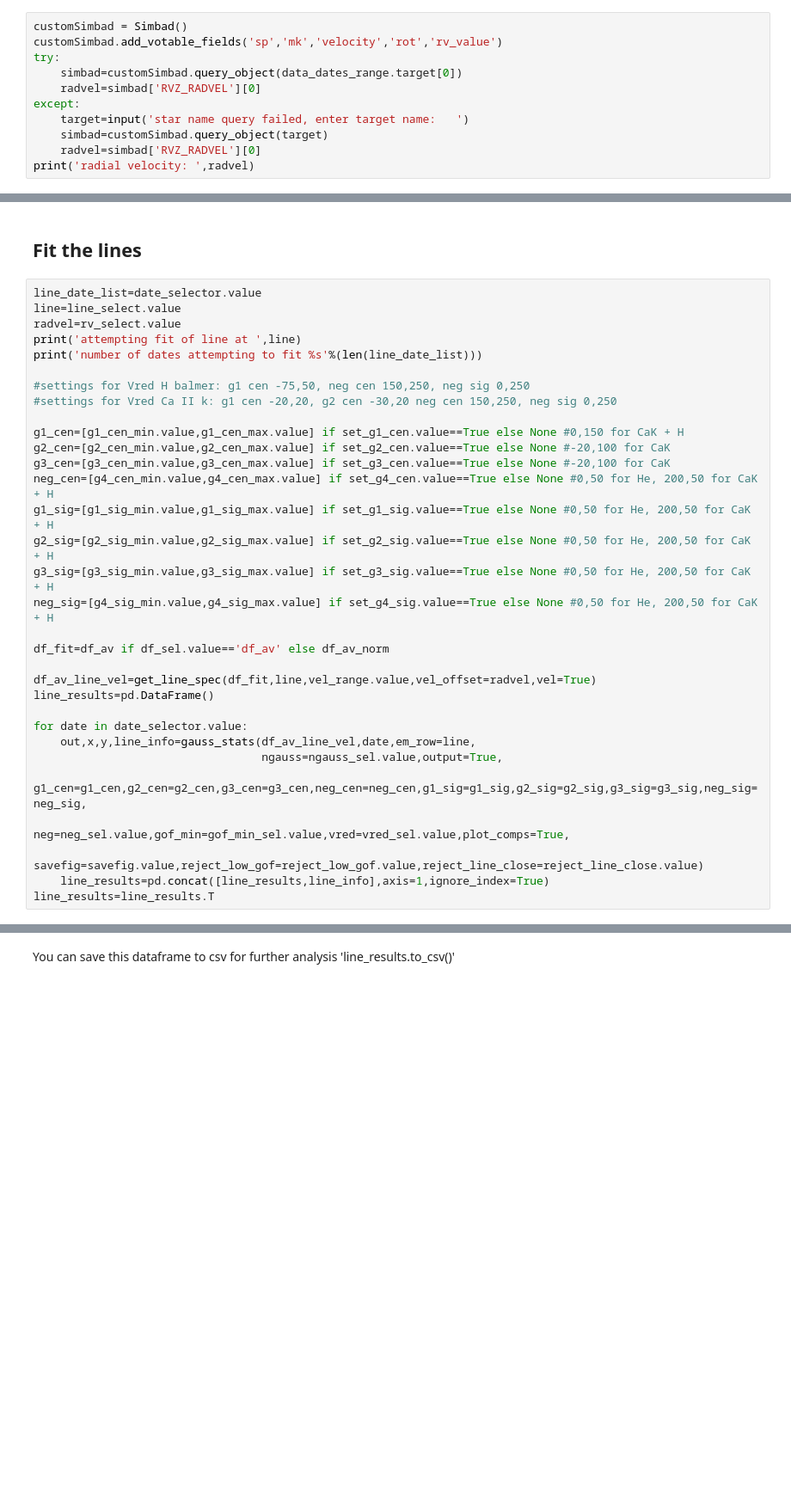
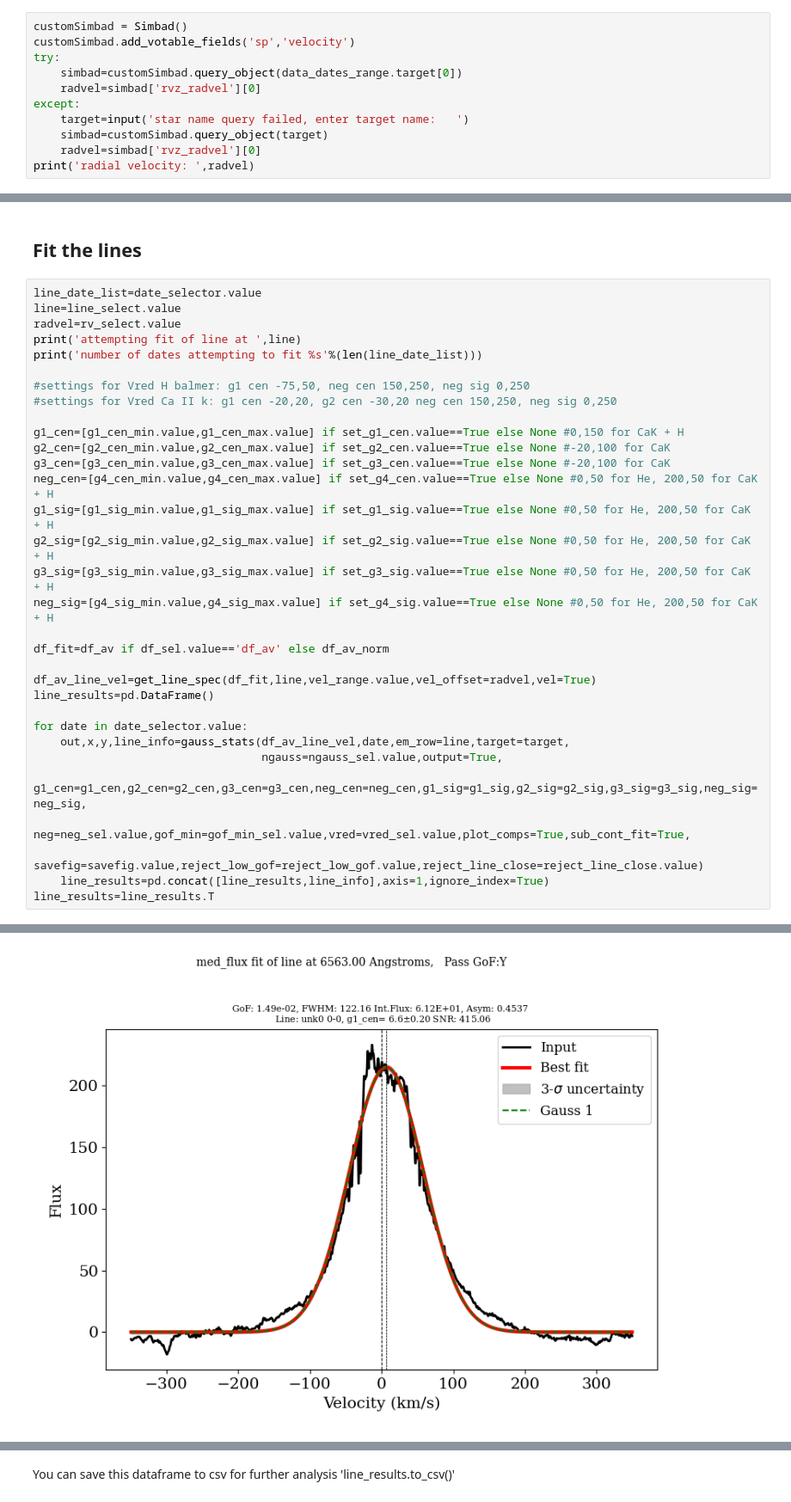
Before and after one commit to justyncw/STAR_MELT, a Jupyter notebook: notebooks/SM_fit_gauss.ipynb, the cells around one changed output, grey strips where cells are left out. Shown: that part at 86% size. Saved outputs shown, nothing was run; the diff lists cells and outputs as text; blank space fills up the shorter version.

```diff
--- a/notebooks/SM_fit_gauss.ipynb
+++ b/notebooks/SM_fit_gauss.ipynb
@@ -133,12 +147,12 @@ df_av_norm=get_av_spec(data_dates_range,w0,norm=True,output=True,plot_av=False)#
 #### Optional: query simbad for RV of star
 # %%
 customSimbad = Simbad()
-customSimbad.add_votable_fields('sp','mk','velocity','rot','rv_value')
+customSimbad.add_votable_fields('sp','velocity')
 try:
     simbad=customSimbad.query_object(data_dates_range.target[0])
-    radvel=simbad['RVZ_RADVEL'][0]
+    radvel=simbad['rvz_radvel'][0]
 except:
     target=input('star name query failed, enter target name:   ')
     simbad=customSimbad.query_object(target)
-    radvel=simbad['RVZ_RADVEL'][0]
+    radvel=simbad['rvz_radvel'][0]
 print('radial velocity: ',radvel)
@@ -244,10 +276,11 @@ df_av_line_vel=get_line_spec(df_fit,line,vel_range.value,vel_offset=radvel,vel=T
 line_results=pd.DataFrame()
 
 for date in date_selector.value:
-    out,x,y,line_info=gauss_stats(df_av_line_vel,date,em_row=line,
+    out,x,y,line_info=gauss_stats(df_av_line_vel,date,em_row=line,target=target,
                                   ngauss=ngauss_sel.value,output=True,
                                 g1_cen=g1_cen,g2_cen=g2_cen,g3_cen=g3_cen,neg_cen=neg_cen,g1_sig=g1_sig,g2_sig=g2_sig,g3_sig=g3_sig,neg_sig=neg_sig,
-                                neg=neg_sel.value,gof_min=gof_min_sel.value,vred=vred_sel.value,plot_comps=True,
+                                neg=neg_sel.value,gof_min=gof_min_sel.value,vred=vred_sel.value,plot_comps=True,sub_cont_fit=True,
                                 savefig=savefig.value,reject_low_gof=reject_low_gof.value,reject_line_close=reject_line_close.value)
     line_results=pd.concat([line_results,line_info],axis=1,ignore_index=True)
 line_results=line_results.T
+# %% [output]
@@ -254,3 +290,4 @@ line_results=line_results.T
+[figure, added]
 # %%
 pd.set_option('display.float_format', lambda x: '%.3e' % x)
 line_results
```
Also changed, not shown: parts of 13 cells of this notebook, 4 other files.
